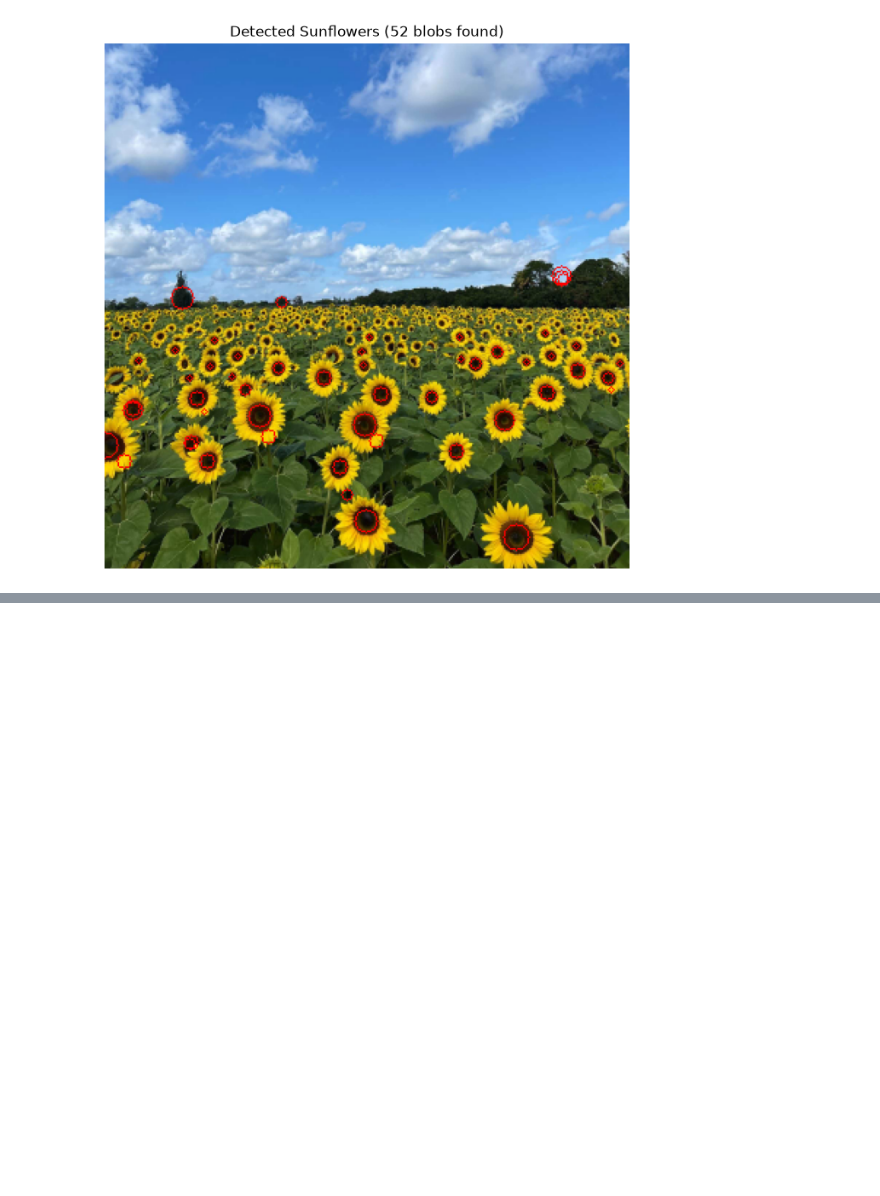
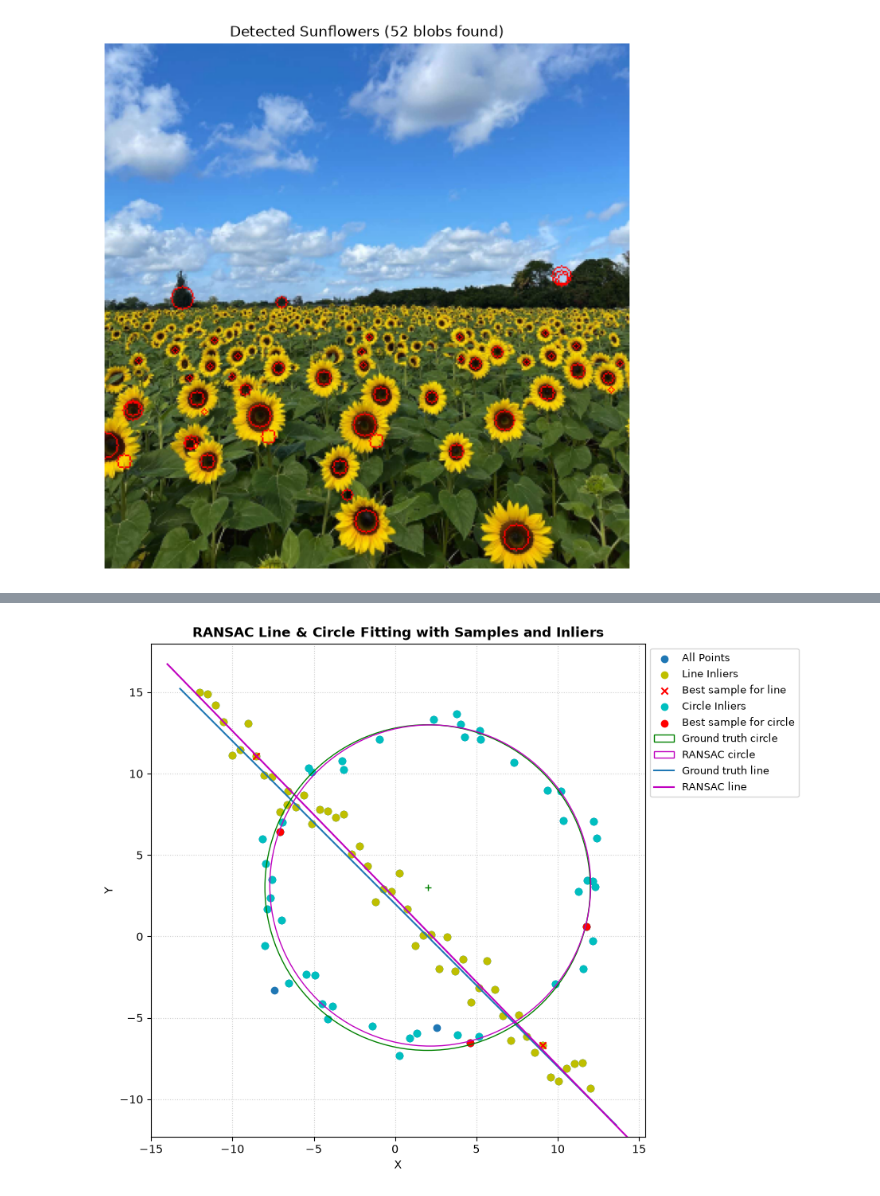
Before and after one commit to Isira-Himal-Perera/EN3160-Image-Processing-and-Computer-Vision, a Jupyter notebook: assignment-02/230486A_a02.ipynb, the cells around one changed output, grey strips where cells are left out. Saved outputs shown, nothing was run; the diff lists cells and outputs as text; code cells hidden in the pictures; blank space fills up the shorter version.

Commit message:
Refine the code for the RANSAC visualisation

```diff
--- a/assignment-02/230486A_a02.ipynb
+++ b/assignment-02/230486A_a02.ipynb
@@ -273,0 +285,62 @@ plt.show()
+# %%
+fig, ax = plt.subplots(1, 1, figsize=(9, 9))
+
+# Plot all data points (including outliers)
+ax.scatter(X[:, 0], X[:, 1], label='All Points', zorder=1)
+
+if line_sample:
+    # Plot detected line inliers
+    ax.scatter(X[line_inliers, 0], X[line_inliers, 1], color='y', label='Line Inliers', zorder=2)
+
+    # Plot the best sample points used for line estimation
+    line_sample_arr = np.array(line_sample)
+    ax.scatter(line_sample_arr[:, 0], line_sample_arr[:, 1], color='r', marker='x', zorder=3, label='Best sample for line')
+
+if circle_sample:
+    # Plot detected circle inliers
+    ax.scatter(X[circle_inliers, 0], X[circle_inliers, 1], color='c', label='Circle Inliers', zorder=4)
+
+    # Plot the best sample points used for circle estimation
+    circle_sample_arr = np.array(circle_sample)
+    ax.scatter(circle_sample_arr[:, 0], circle_sample_arr[:, 1], color='r', zorder=5, label='Best sample for circle')
+
+# Plot the ground truth circle and its center
+circle_gt = plt.Circle((x0_gt, y0_gt), r, color='g', fill=False, label='Ground truth circle', zorder=6)
+ax.add_patch(circle_gt)
+ax.plot(x0_gt, y0_gt, '+', color='g')
+
+if circle_sample:
+    # Plot the estimated RANSAC circle and its center
+    best_circle_patch = plt.Circle((x0_est, y0_est), r_est, fill=False, color='m', label='RANSAC circle', zorder=7)
+    ax.add_patch(best_circle_patch)
+    ax.plot(x0_est, y0_est, color='m')
+
+# Plot the ground truth line
+plt.plot(x_, y_, label='Ground truth line')
+
+if line_sample:
+    # Calculate coordinate range to plot the estimated RANSAC line
+    x_min, x_max = X[:, 0].min() - 2, X[:, 0].max() + 2
+    x_vals = np.array([x_min, x_max])
+
+    if abs(b_est) > 1e-6:   # If not a vertical line
+        y_vals = (d_est - a_est * x_vals) / b_est
+    else:                   # If a vertical line
+        x_vals = np.array([d_est / a_est, d_est / a_est]) # Note: original logic kept intact
+        y_vals = np.array([X[:, 1].min() - 2, X[:, 1].max() + 2])
+
+    ax.plot(x_vals, y_vals, color='m', label='RANSAC line', zorder=3)
+
+# Configure plot limits, aspect ratio, grid, and legend layout
+ax.set_xlim(X[:, 0].min() - 3, X[:, 0].max() + 3)
+ax.set_ylim(X[:, 1].min() - 3, X[:, 1].max() + 3)
+ax.set_aspect('equal')
+ax.grid(True, linestyle=':', alpha=0.6)
+ax.legend(loc='upper left', bbox_to_anchor=(1, 1), fontsize=9)
+plt.title("RANSAC Line & Circle Fitting with Samples and Inliers", fontsize=12, fontweight='bold')
+plt.xlabel("X")
+plt.ylabel("Y")
+plt.tight_layout()
+plt.show()
+# %% [output]
+[figure, added]
```
Also changed, not shown: parts of 5 cells of this notebook.
